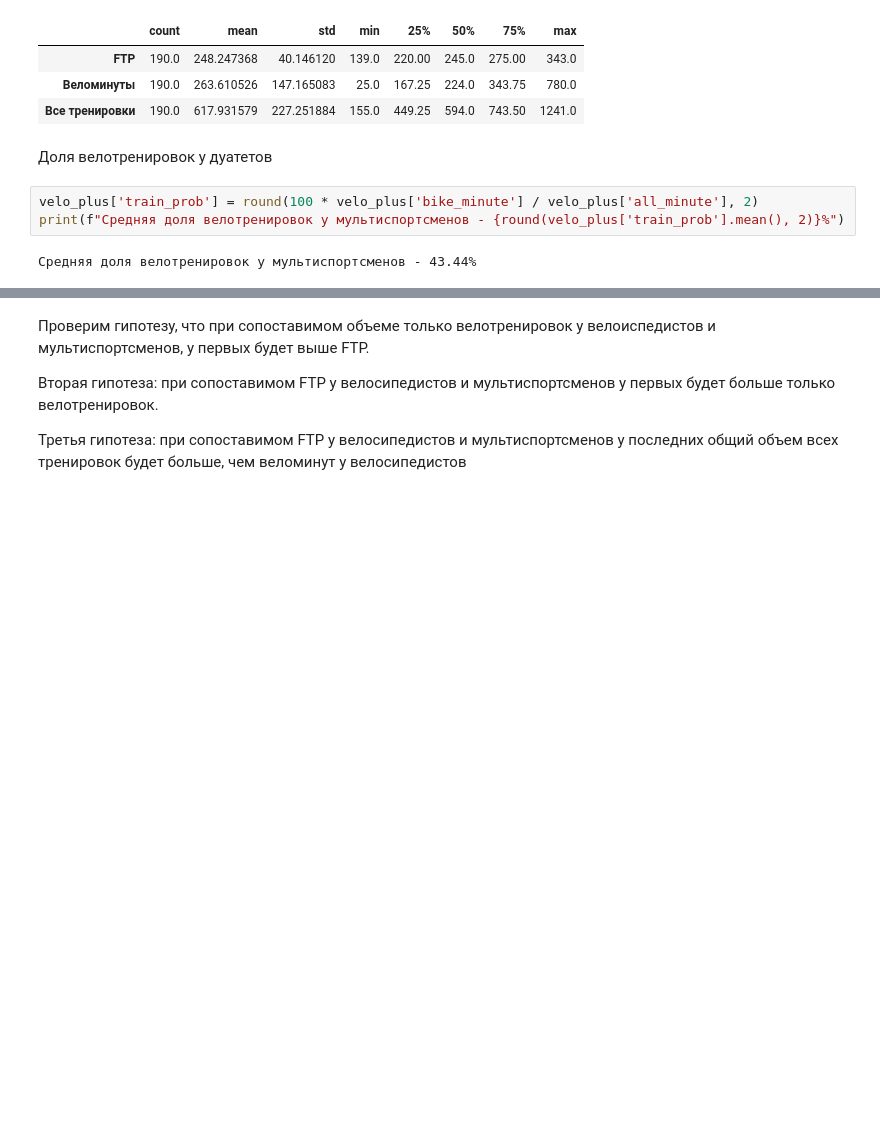
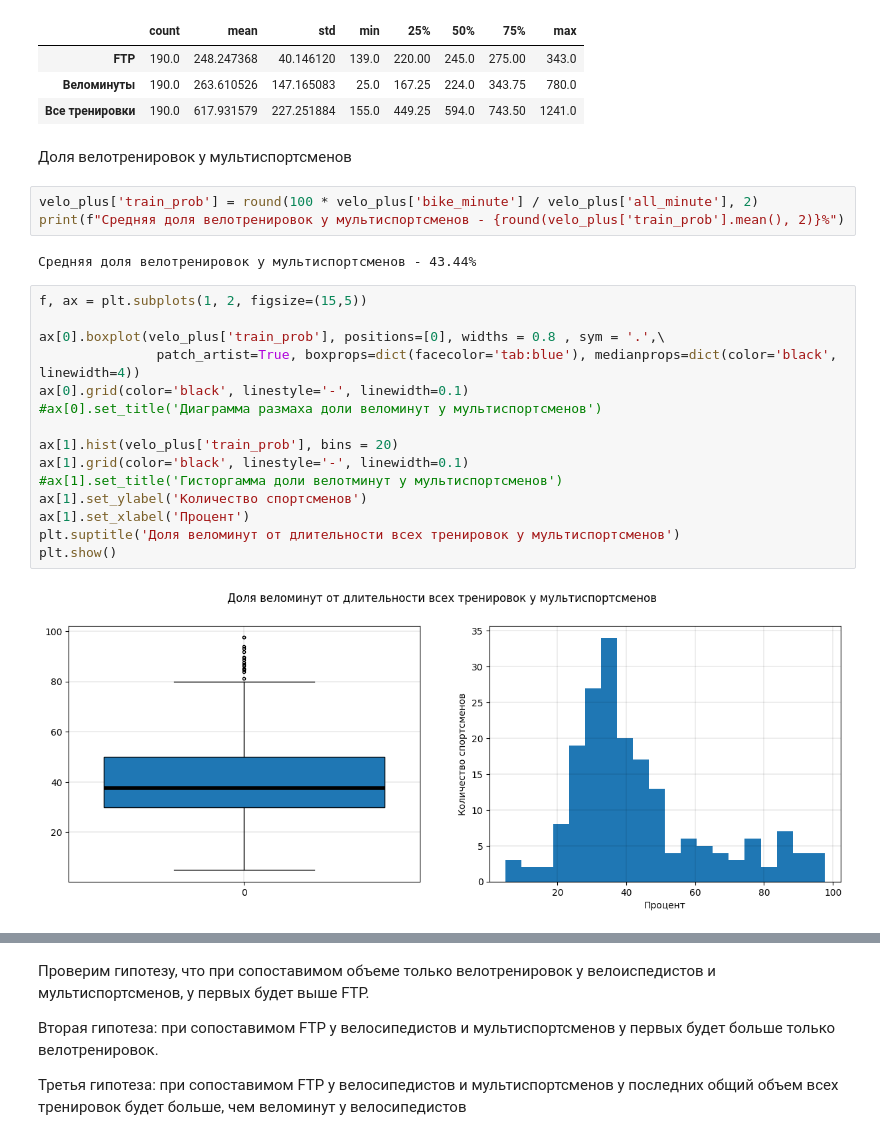
Before and after one commit to delffine/Pet-projects, a Jupyter notebook: bike_train_duration/veloopros.ipynb, the cells around one changed output, grey strips where cells are left out. Saved outputs shown, nothing was run; the diff lists cells and outputs as text; blank space fills up the shorter version.

```diff
--- a/bike_train_duration/veloopros.ipynb
+++ b/bike_train_duration/veloopros.ipynb
@@ -1460,11 +1189,28 @@ velo_plus[['ftp_c', 'bike_minute', 'all_minute']].rename(columns = {'ftp_c' : 'F
 | Веломинуты | 190.0 | 263.610526 | 147.165083 | 25.0 | 167.25 | 224.0 | 343.75 | 780.0 |
 | Все тренировки | 190.0 | 617.931579 | 227.251884 | 155.0 | 449.25 | 594.0 | 743.50 | 1241.0 |
 # %% [markdown]
-Доля велотренировок у дуатетов
+Доля велотренировок у мультиспортсменов
 # %%
 velo_plus['train_prob'] = round(100 * velo_plus['bike_minute'] / velo_plus['all_minute'], 2)
 print(f"Средняя доля велотренировок у мультиспортсменов - {round(velo_plus['train_prob'].mean(), 2)}%")
 # %% [output]
 Средняя доля велотренировок у мультиспортсменов - 43.44%
+# %%
+f, ax = plt.subplots(1, 2, figsize=(15,5))
+
+ax[0].boxplot(velo_plus['train_prob'], positions=[0], widths = 0.8 , sym = '.',\
+               patch_artist=True, boxprops=dict(facecolor='tab:blue'), medianprops=dict(color='black', linewidth=4))
+ax[0].grid(color='black', linestyle='-', linewidth=0.1)
+#ax[0].set_title('Диаграмма размаха доли веломинут у мультиспортсменов')
+
+ax[1].hist(velo_plus['train_prob'], bins = 20)
+ax[1].grid(color='black', linestyle='-', linewidth=0.1)
+#ax[1].set_title('Гисторгамма доли велотминут у мультиспортсменов')
+ax[1].set_ylabel('Количество спортсменов')
+ax[1].set_xlabel('Процент')
+plt.suptitle('Доля веломинут от длительности всех тренировок у мультиспортсменов')
+plt.show()
+# %% [output]
+[figure, added]
 # %%
 plt.figure(figsize=(15,8))
```
Also changed, not shown: parts of 75 cells of this notebook.
